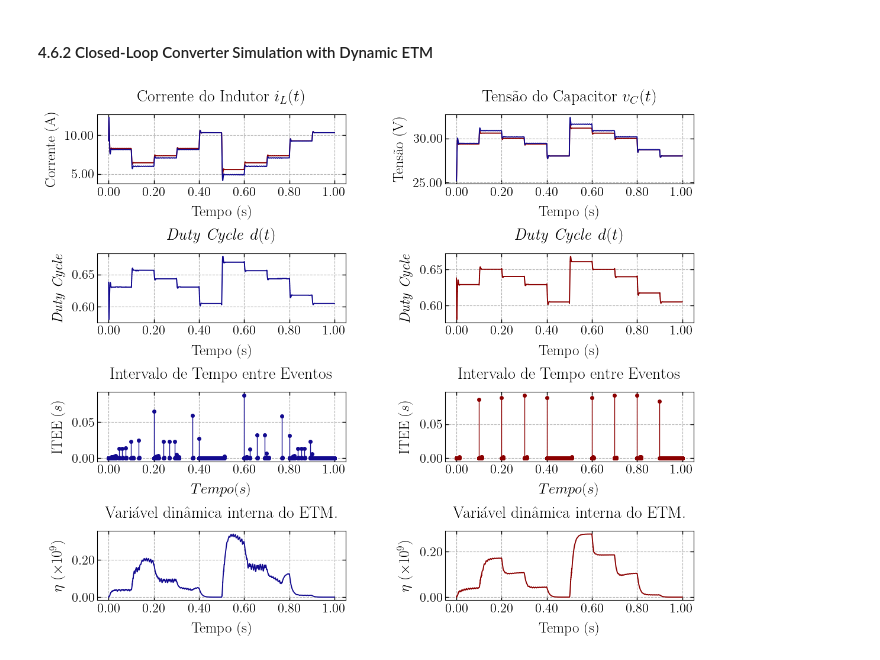
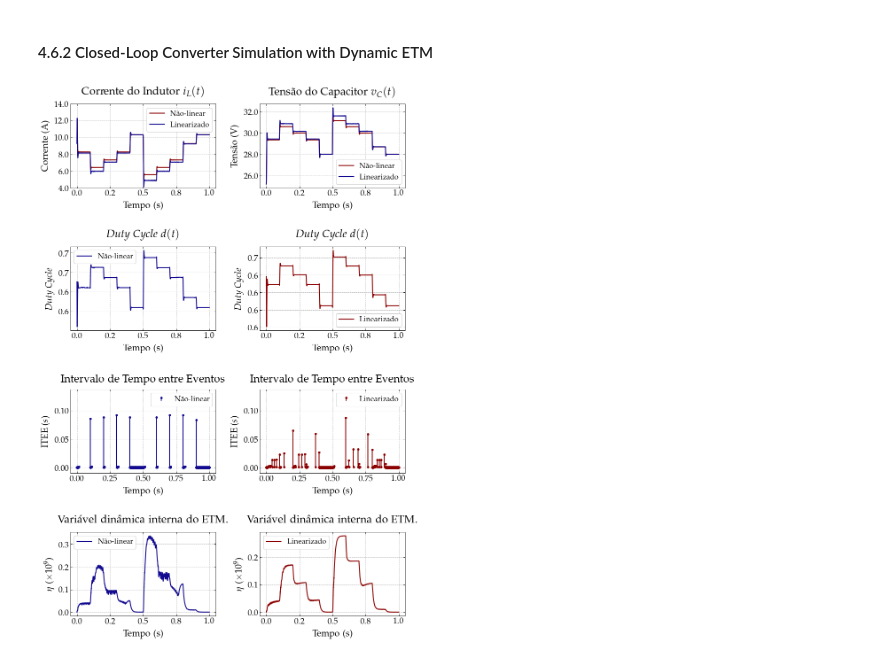
Before and after one commit to andel-vitorio/etc-for-dc-converters, a Jupyter notebook: notebooks/04 - ETC Buck Converter with CPL.ipynb, the cells around one changed output. Saved outputs shown, nothing was run; the diff lists cells and outputs as text; code cells hidden in the pictures.

```diff
--- a/notebooks/04 - ETC Buck Converter with CPL.ipynb
+++ b/notebooks/04 - ETC Buck Converter with CPL.ipynb
@@ -647,7 +672,8 @@ scenarios = {
         'perturbation_signal_data': [
             # (time, value)
             (0., 50)
-        ]
+        ],
+        'tag': 'ConstantPerturbation_StableOP'
     },
     # Unstable operation point, constant Pcpl
     'S2': {
@@ -659,7 +685,8 @@ scenarios = {
         ), 'perturbation_signal_data': [
             # (time, value)
             (0., 250)
-        ]
+        ],
+        'tag': 'ConstantPerturbation_UnstableOP'
     },
     # Stable operation point, variable Pcpl
     'S3': {
@@ -686,7 +713,8 @@ scenarios = {
             (1.2, 60),
             (1.3, 45),
             (1.4, 50),
-        ]
+        ],
+        'tag': 'VariablePerturbation_StableOP'
     },
     # Unstable operation point, variable Pcpl
     'S4': {
@@ -707,7 +735,9 @@ scenarios = {
             (.7, 175),
             (.8, 225),
             (.9, 250),
-        ]}
+        ],
+        'tag': 'VariablePerturbation_UnstableOP'
+    }
 }
 
 # Show the parameters in table
@@ -1309,7 +1340,7 @@ class DynamicETM:
     Γ = self.get_gama(current_states, last_states_sent)
     trigger = Γ < 0
 
-    if self.first_simulation and trigger:
+    if self.first_simulation and trigger and self.event_times[-1] != t:
       self.event_times.append(t)
 
     state_to_send = current_states if trigger or t == 0. else last_states_sent
@@ -1712,14 +1753,15 @@ t_detm_l, y_detm_l, iet_detm_l, et_detm_l = closed_loop_simulate(
     x0_factor=scenarios[SCENARIO_TAG]['initial_states_factor'],
     perturbation_signal_data=scenarios[SCENARIO_TAG]['perturbation_signal_data'],)
 # %%
-fig, axs = plt.subplots(4, 2, figsize=(13, 10.67))
-plt.subplots_adjust(wspace=0.4, hspace=1.)
+fig, axs = plt.subplots(4, 2, figsize=(13, 20))
+plt.subplots_adjust(wspace=0.3, hspace=.7)
 
 set_subplot(
     axs[0][0],
     t_detm_nl,
     y_detm_nl[0] + params['op']['iL'],
-    '', '', '', line_color='#8b0000'
+    '', '', '',  label='Não-linear', line_color='#8b0000',
+    y_min=4, y_max=14
 )
 
 set_subplot(
@@ -1729,6 +1771,7 @@ set_subplot(
     'Tempo (s)',
     'Corrente (A)',
     'Corrente do Indutor $i_L(t)$',
+    label='Linearizado'
 )
 
 
@@ -1736,7 +1779,8 @@ set_subplot(
     axs[0][1],
     t_detm_nl,
     y_detm_nl[1] + params['op']['vC'],
-    '', '', '', line_color='#8b0000'
+    '', '', '', line_color='#8b0000',
+    label='Não-linear'
 )
 
 set_subplot(
@@ -1746,6 +1790,7 @@ set_subplot(
     'Tempo (s)',
     'Tensão (V)',
     'Tensão do Capacitor $v_C(t)$',
+    label='Linearizado'
 )
 
 set_subplot(
@@ -1755,6 +1800,7 @@ set_subplot(
     'Tempo (s)',
     '$\it{Duty} \; \it{Cycle}$',
     '$\it{Duty} \; \it{Cycle}$ $d(t)$',
+    label='Não-linear'
 )
 
 set_subplot(
@@ -1762,41 +1808,51 @@ set_subplot(
     t_detm_nl[1:],
     y_detm_nl[2][1:] + params['op']['d'],
     'Tempo (s)',
     '$\it{Duty} \; \it{Cycle}$',
     '$\it{Duty} \; \it{Cycle}$  $d(t)$',
-    line_color='#8b0000'
+    line_color='#8b0000',
+    label='Linearizado'
 )
 
-set_stem(axs[2][0], [et for et in et_detm_l],
+y_max = max(iet_detm_l) + 0.5e-1
+
+set_stem(axs[2][1], [et for et in et_detm_l],
          [et for et in iet_detm_l],
-         xlabel='$Tempo (s)$', ylabel='ITEE ($s$)',
-         title='Intervalo de Tempo entre Eventos', x_min=0 - 0.5e-1, x_max=1. + 0.5e-1)
+         xlabel='Tempo (s)', ylabel='ITEE ($s$)',
+         title='Intervalo de Tempo entre Eventos',
+         label='Linearizado', line_color='#8b0000',
+         x_min=0 - 0.5e-1, x_max=1. + 0.5e-1,
+         y_min=-1e-2, y_max=y_max)
 
-set_stem(axs[2][1], [et for et in et_detm_nl],
+set_stem(axs[2][0], [et for et in et_detm_nl],
          [et for et in iet_detm_nl],
-         xlabel='$Tempo (s)$', ylabel='ITEE ($s$)',
-         title='Intervalo de Tempo entre Eventos', line_color='#8b0000', x_min=-0.5e-1, x_max=1. + 0.5e-1)
+         xlabel='Tempo (s)', ylabel='ITEE ($s$)',
+         title='Intervalo de Tempo entre Eventos',
+         label='Não-linear', x_min=-0.5e-1, x_max=1. + 0.5e-1,
+         y_min=-1e-2, y_max=y_max)
 
 set_subplot(
     axs[3][0],
     t_detm_nl,
     y_detm_l[3] * 10e-9,
     'Tempo (s)',
     '$\eta$ ($\\times 10^9$)',
     'Variável dinâmica interna do ETM.',
+    label='Não-linear'
 )
 
 set_subplot(
     axs[3][1],
     t_detm_nl,
     y_detm_nl[3] * 10e-9,
     'Tempo (s)',
     '$\eta$ ($\\times 10^9$)',
     'Variável dinâmica interna do ETM.',
-    line_color='#8b0000'
+    line_color='#8b0000',
+    label='Linearizado'
 )
 
-plt.savefig(
-    '/home/andel/Projetos/Latex/Palestra/imagens/dynamic-etm/buck/sim2/op2/results.eps', format='eps', bbox_inches='tight')
+path = f"/home/andel/Documentos/Mestrado/My Authorship Papers/cba2024-paper/figuras/Buck/{scenarios[SCENARIO_TAG]['tag']}_DynamicETM_Results.eps"
+plt.savefig(path, format='eps', bbox_inches='tight')
 # %% [output]
-[figure, old version]
+[figure, new version]
```
Also changed, not shown: parts of 13 cells of this notebook, 5 other files.
